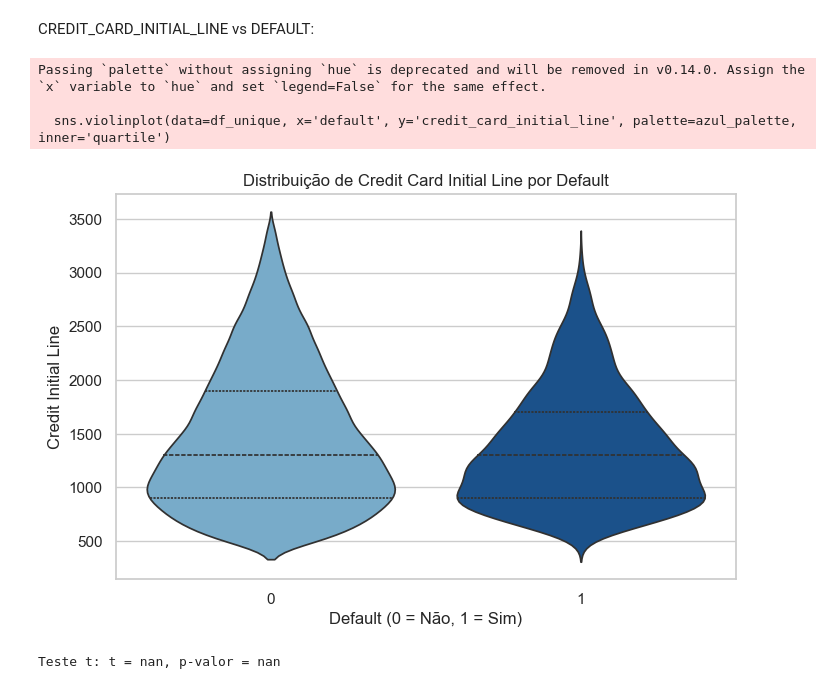
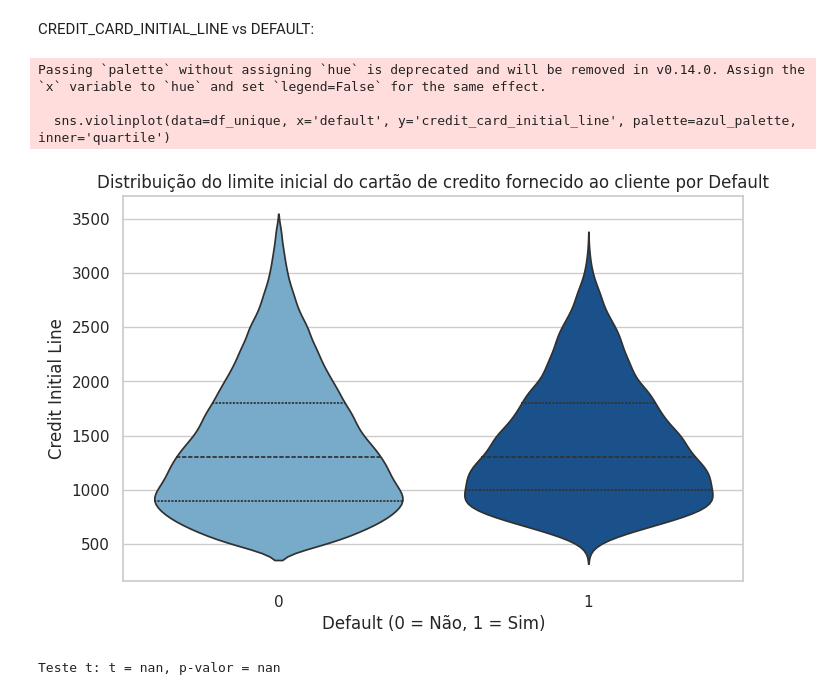
Before and after one commit to josieleferreira/credito_fintech, a Jupyter notebook: notebooks/EDA.ipynb, the cells around one changed output. Drawn from its saved outputs; the diff is of its cells as text; code cells hidden in the pictures.

```diff
--- a/notebooks/EDA.ipynb
+++ b/notebooks/EDA.ipynb
@@ -889,10 +874,10 @@ ________________________________________________________________________________
 _____________________________________________________________________________________________________________________________________________________________________________________________________________________________________________________
 # %%
 # Merge 1: Combina df_train com df_target
-merged_1 = pd.merge(df_train, df_target, on='ids', how='inner')
+merged_1 = pd.merge(df_train, df_target, on='ids', how='left')
 
 # Merge 2: Combina o resultado anterior com df_estruturado
-df_unique = pd.merge(merged_1, df_estruturado, on='ids', how='inner')
+df_unique = pd.merge(merged_1, df_estruturado, on='ids', how='left')
 # %%
 pd.set_option('display.max_columns', None)
 df_unique.head(1)
@@ -1218,17 +1201,17 @@ CREDIT_CARD_INITIAL_LINE vs DEFAULT:
 # %%
 # Paleta azul personalizada
 azul_palette = ['#6baed6', '#08519c']
 
 # Violin plot
 plt.figure(figsize=(8, 5))
 sns.violinplot(data=df_unique, x='default', y='credit_card_initial_line', palette=azul_palette, inner='quartile')
-plt.title("Distribuição de Credit Card Initial Line por Default")
+plt.title("Distribuição do limite inicial do cartão de credito fornecido ao cliente por Default")
 plt.xlabel("Default (0 = Não, 1 = Sim)")
 plt.ylabel("Credit Initial Line")
 plt.show()
 # %% [output]
 Passing `palette` without assigning `hue` is deprecated and will be removed in v0.14.0. Assign the `x` variable to `hue` and set `legend=False` for the same effect.
 
   sns.violinplot(data=df_unique, x='default', y='credit_card_initial_line', palette=azul_palette, inner='quartile')
-[figure, old version]
+[figure, new version]
 # %%
```
Also changed, not shown: parts of 39 cells of this notebook.
